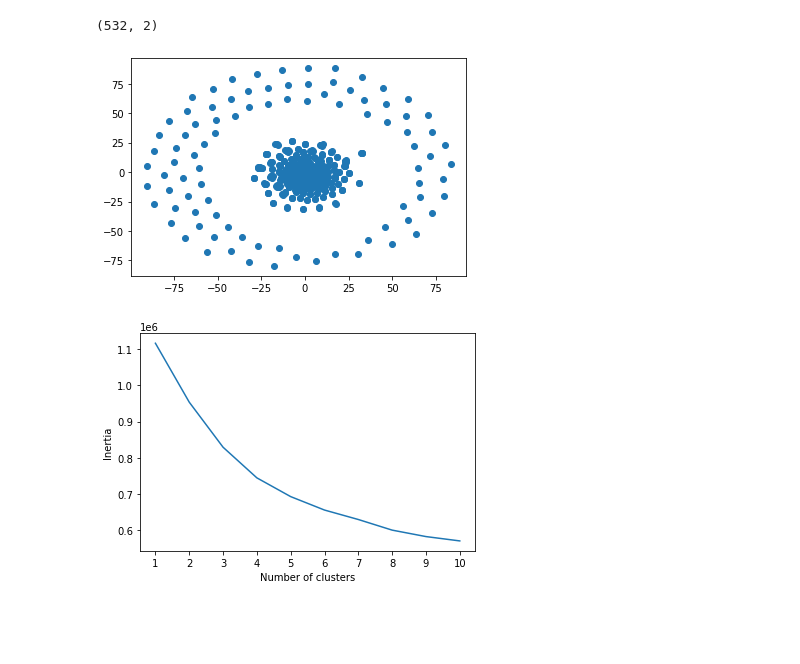
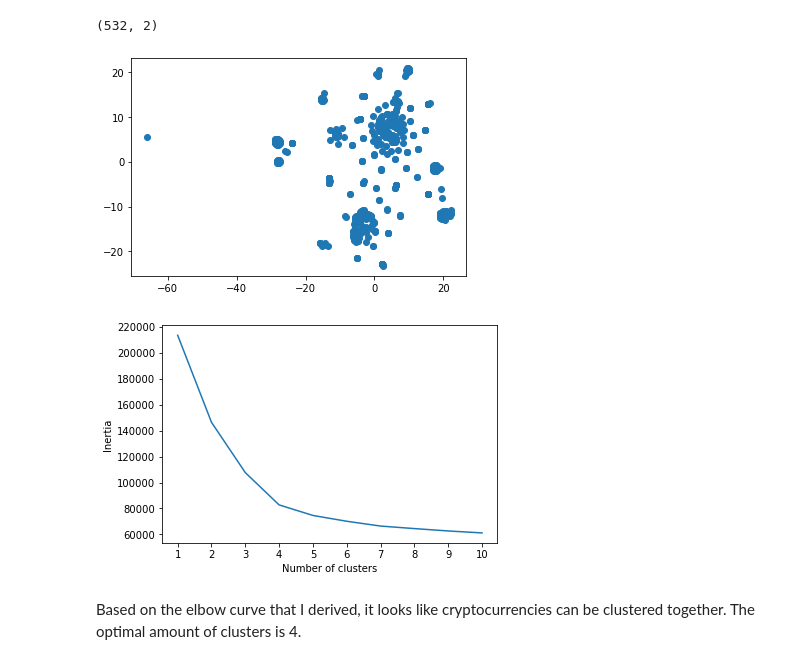
Before and after one commit to shaji-lakshmi/unsupervisedLearning, a Jupyter notebook: krypto.ipynb, the cells around one changed output. Drawn from its saved outputs; the diff is of its cells as text; code cells hidden in the pictures; blank space fills up the shorter version.

Commit message:
edit homework requirements based on tutor help

```diff
--- a/krypto.ipynb
+++ b/krypto.ipynb
@@ -88,6 +88,9 @@ df_crypto
 | 1247 | XBC | Scrypt | PoS | 1.283270e+05 | 1000000 |
 532 rows × 5 columns
 # %%
-df_crypto_dummy = pd.get_dummies(df_crypto)
+# I am dropping the unnamed: 0 column because I recieved a type econvertion error
+#additionally, the column is not being used so I dropped it for that reason
+df_crypto_dummy = pd.get_dummies(df_crypto, columns=['Algorithm','ProofType'])
+df_crypto_dummy= df_crypto_dummy.drop(['Unnamed: 0'], axis=1)
 df_crypto_dummy
 # %% [output]
@@ -130,25 +149,27 @@ crypto_scaled['y'] = tsne_features[:,1]
 plt.scatter(crypto_scaled['x'], crypto_scaled['y'])
 plt.show()
 # %% [output]
-[figure, old version]
+[figure, new version]
 # %%
 from sklearn.cluster import KMeans
-inertia = []
+crypto = []
 k = list(range(1, 11))
 
 for i in k:
     km = KMeans(n_clusters=i, random_state=0)
     km.fit(crypto_scaled)
-    inertia.append(km.inertia_)
+    crypto.append(km.inertia_)
 
 # Define a DataFrame to plot the Elbow Curve using hvPlot
-elbow_data = {"k": k, "inertia": inertia}
+elbow_data = {"k": k, "crypto": crypto}
 df_elbow = pd.DataFrame(elbow_data)
 
-plt.plot(df_elbow['k'], df_elbow['inertia'])
+plt.plot(df_elbow['k'], df_elbow['crypto'])
 plt.xticks(range(1,11))
 plt.xlabel('Number of clusters')
 plt.ylabel('Inertia')
 plt.show()
 # %% [output]
-[figure, old version]
+[figure, new version]
+# %% [markdown]
+Based on the elbow curve that I derived, it looks like cryptocurrencies can be clustered together. The optimal amount of clusters is 4.
```
Also changed, not shown: parts of 4 cells of this notebook.
